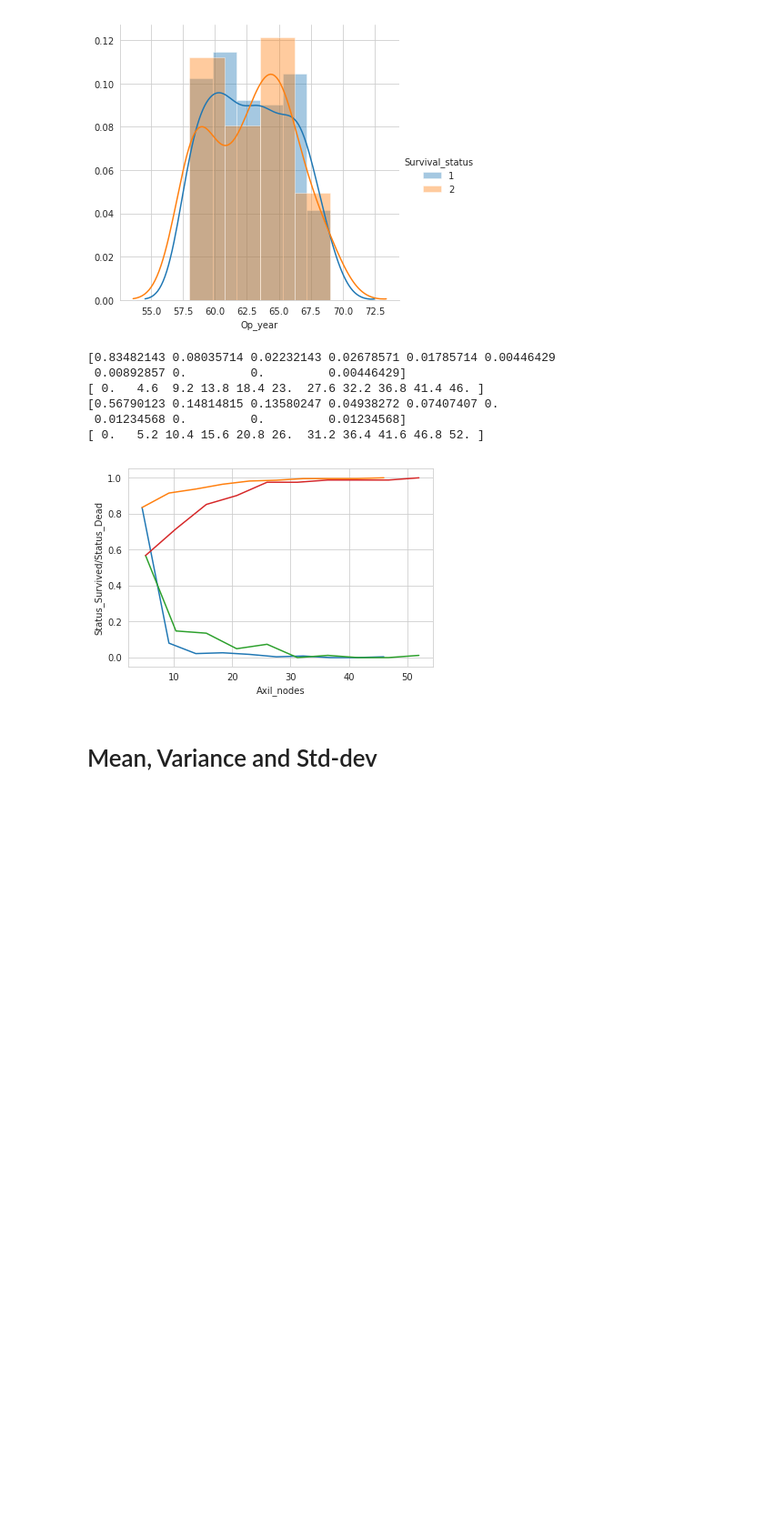
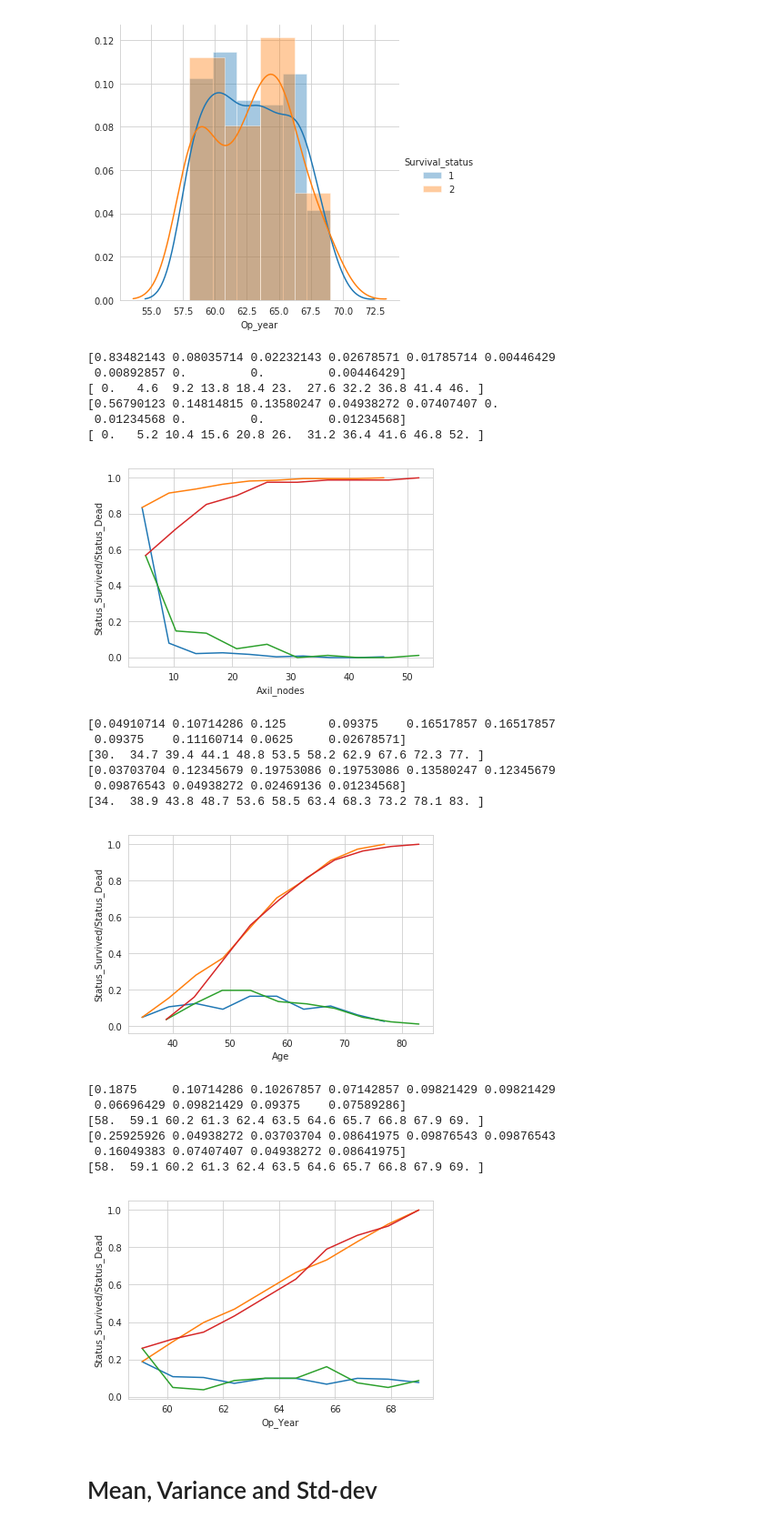
Before and after one commit to skshiraj/EDA-2, a Jupyter notebook: Assignment_1.ipynb, the cells around one changed output. Shown at 91% size. Cells and saved outputs as stored; diff of their text form; code cells hidden in the pictures; blank space fills up the shorter version.

```diff
--- a/Assignment_1.ipynb
+++ b/Assignment_1.ipynb
@@ -176,33 +176,92 @@ plt.show();
 #Status_Survive vs Axil_nodes
 counts, bin_edges = np.histogram(Status_Survive['Axil_nodes'], bins=10,
                                  density = True)
 pdf = counts/(sum(counts))
 print(pdf);
 print(bin_edges)
 cdf = np.cumsum(pdf)
 plt.plot(bin_edges[1:],pdf)
 plt.plot(bin_edges[1:], cdf)
 plt.xlabel('Axil_nodes')
 plt.ylabel('Status_Survived/Status_Dead')
 
 #Status_Dead vs Axil_nodes
 counts, bin_edges = np.histogram(Status_Dead['Axil_nodes'], bins=10,
                                  density = True)
 pdf = counts/(sum(counts))
 print(pdf);
 print(bin_edges)
 cdf = np.cumsum(pdf)
 plt.plot(bin_edges[1:],pdf)
 plt.plot(bin_edges[1:], cdf)
 plt.show();
+
+counts, bin_edges = np.histogram(Status_Survive['Age'], bins=10,
+                                 density = True)
+pdf = counts/(sum(counts))
+print(pdf);
+print(bin_edges)
+cdf = np.cumsum(pdf)
+plt.plot(bin_edges[1:],pdf)
+plt.plot(bin_edges[1:], cdf)
+plt.xlabel('Age')
+plt.ylabel('Status_Survived/Status_Dead')
+
+#Status_Dead vs Axil_nodes
+counts, bin_edges = np.histogram(Status_Dead['Age'], bins=10,
+                                 density = True)
+pdf = counts/(sum(counts))
+print(pdf);
+print(bin_edges)
+cdf = np.cumsum(pdf)
+plt.plot(bin_edges[1:],pdf)
+plt.plot(bin_edges[1:], cdf)
+plt.show();
+
+
+counts, bin_edges = np.histogram(Status_Survive['Op_year'], bins=10,
+                                 density = True)
+pdf = counts/(sum(counts))
+print(pdf);
+print(bin_edges)
+cdf = np.cumsum(pdf)
+plt.plot(bin_edges[1:],pdf)
+plt.plot(bin_edges[1:], cdf)
+plt.xlabel('Op_Year')
+plt.ylabel('Status_Survived/Status_Dead')
+
+#Status_Dead vs Axil_nodes
+counts, bin_edges = np.histogram(Status_Dead['Op_year'], bins=10,
+                                 density = True)
+pdf = counts/(sum(counts))
+print(pdf);
+print(bin_edges)
+cdf = np.cumsum(pdf)
+plt.plot(bin_edges[1:],pdf)
+plt.plot(bin_edges[1:], cdf)
+plt.show();
 # %% [output]
 [0.83482143 0.08035714 0.02232143 0.02678571 0.01785714 0.00446429
  0.00892857 0.         0.         0.00446429]
 [ 0.   4.6  9.2 13.8 18.4 23.  27.6 32.2 36.8 41.4 46. ]
 [0.56790123 0.14814815 0.13580247 0.04938272 0.07407407 0.
  0.01234568 0.         0.         0.01234568]
 [ 0.   5.2 10.4 15.6 20.8 26.  31.2 36.4 41.6 46.8 52. ]
 [figure]
+[0.04910714 0.10714286 0.125      0.09375    0.16517857 0.16517857
+ 0.09375    0.11160714 0.0625     0.02678571]
+[30.  34.7 39.4 44.1 48.8 53.5 58.2 62.9 67.6 72.3 77. ]
+[0.03703704 0.12345679 0.19753086 0.19753086 0.13580247 0.12345679
+ 0.09876543 0.04938272 0.02469136 0.01234568]
+[34.  38.9 43.8 48.7 53.6 58.5 63.4 68.3 73.2 78.1 83. ]
+[figure, added]
+[0.1875     0.10714286 0.10267857 0.07142857 0.09821429 0.09821429
+ 0.06696429 0.09821429 0.09375    0.07589286]
+[58.  59.1 60.2 61.3 62.4 63.5 64.6 65.7 66.8 67.9 69. ]
+[0.25925926 0.04938272 0.03703704 0.08641975 0.09876543 0.09876543
+ 0.16049383 0.07407407 0.04938272 0.08641975]
+[58.  59.1 60.2 61.3 62.4 63.5 64.6 65.7 66.8 67.9 69. ]
+[figure, added]
 # %% [markdown]
 # Mean, Variance and Std-dev
 # %%
```
Also changed, not shown: parts of 5 cells of this notebook.
